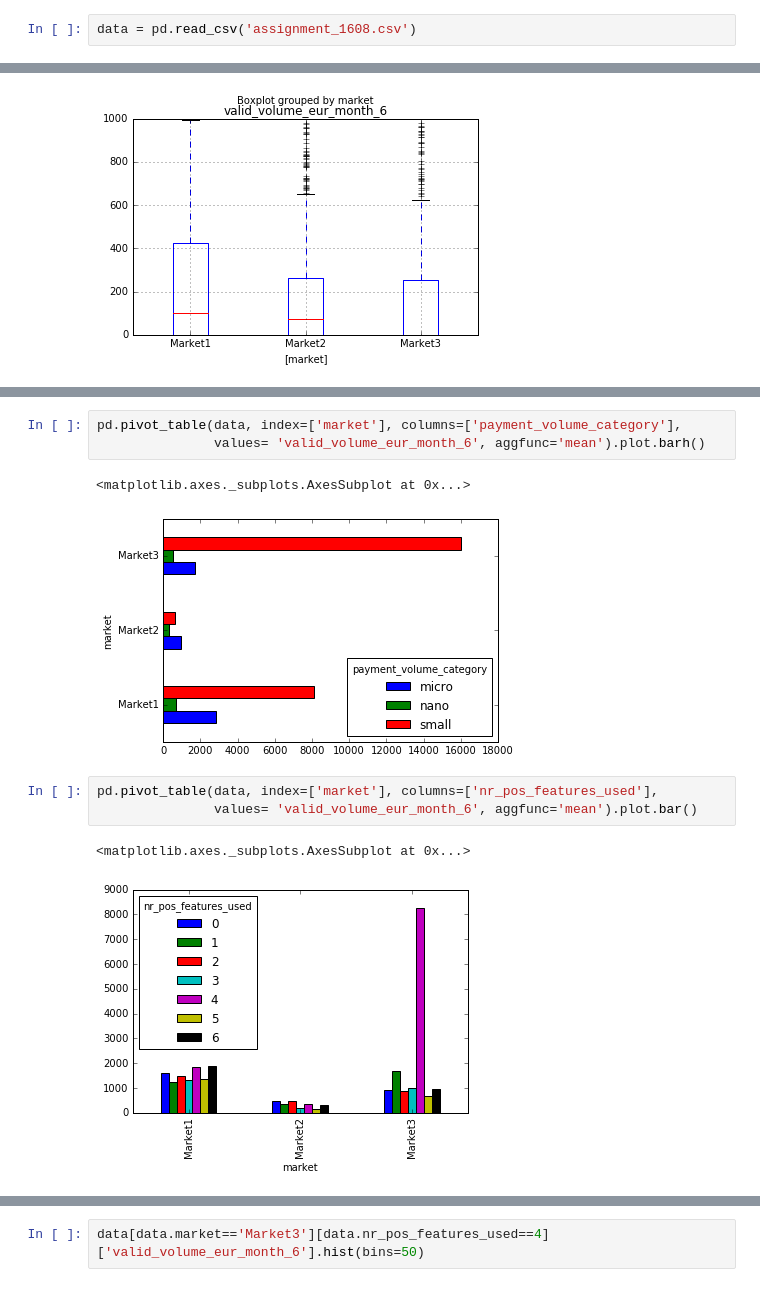
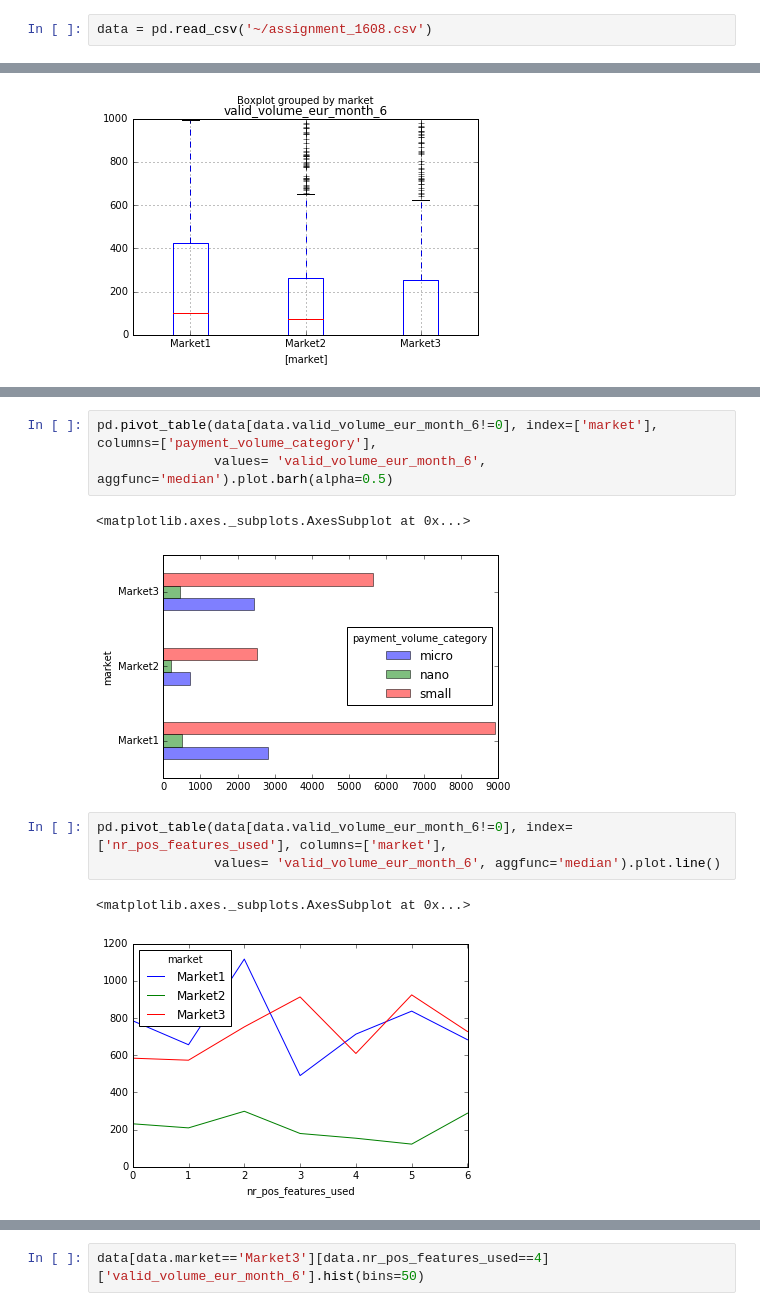
Before and after one commit to yitongl/AnalysisVisualization, a Jupyter notebook: Market_analysis.ipynb, the cells around one changed output, grey strips where cells are left out. Drawn from its saved outputs; the diff is of its cells as text.

```diff
--- a/Market_analysis.ipynb
+++ b/Market_analysis.ipynb
@@ -10,5 +10,5 @@ from sklearn.ensemble import RandomForestRegressor, RandomForestClassifier
 from sklearn.linear_model import LinearRegression
 from sklearn.metrics import mean_squared_error
 # %%
-data = pd.read_csv('assignment_1608.csv')
+data = pd.read_csv('~/assignment_1608.csv')
 # %%
@@ -99,12 +147,12 @@ pd.pivot_table(data, index=['market'], columns=['payment_volume_category'],
 # %%
-pd.pivot_table(data, index=['market'], columns=['payment_volume_category'],
-               values= 'valid_volume_eur_month_6', aggfunc='mean').plot.barh()
+pd.pivot_table(data[data.valid_volume_eur_month_6!=0], index=['market'], columns=['payment_volume_category'],
+               values= 'valid_volume_eur_month_6', aggfunc='median').plot.barh(alpha=0.5)
 # %% [output]
 <matplotlib.axes._subplots.AxesSubplot at 0x...>
-[figure, old version]
+[figure, new version]
 # %%
-pd.pivot_table(data, index=['market'], columns=['nr_pos_features_used'],
-               values= 'valid_volume_eur_month_6', aggfunc='mean').plot.bar()
+pd.pivot_table(data[data.valid_volume_eur_month_6!=0], index=['nr_pos_features_used'], columns=['market'],
+               values= 'valid_volume_eur_month_6', aggfunc='median').plot.line()
 # %% [output]
 <matplotlib.axes._subplots.AxesSubplot at 0x...>
-[figure, old version]
+[figure, new version]
```
Also changed, not shown: parts of 30 cells of this notebook.
